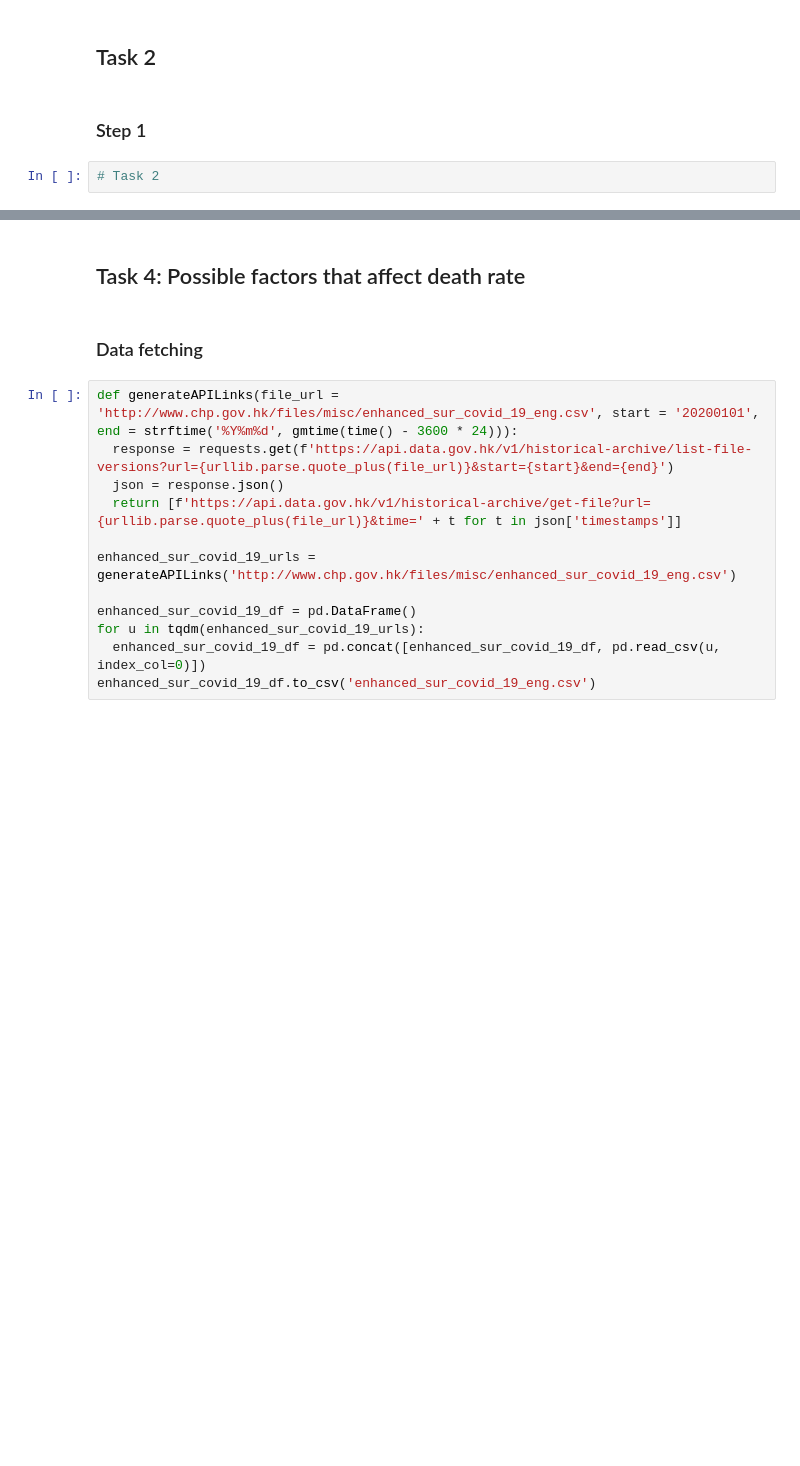
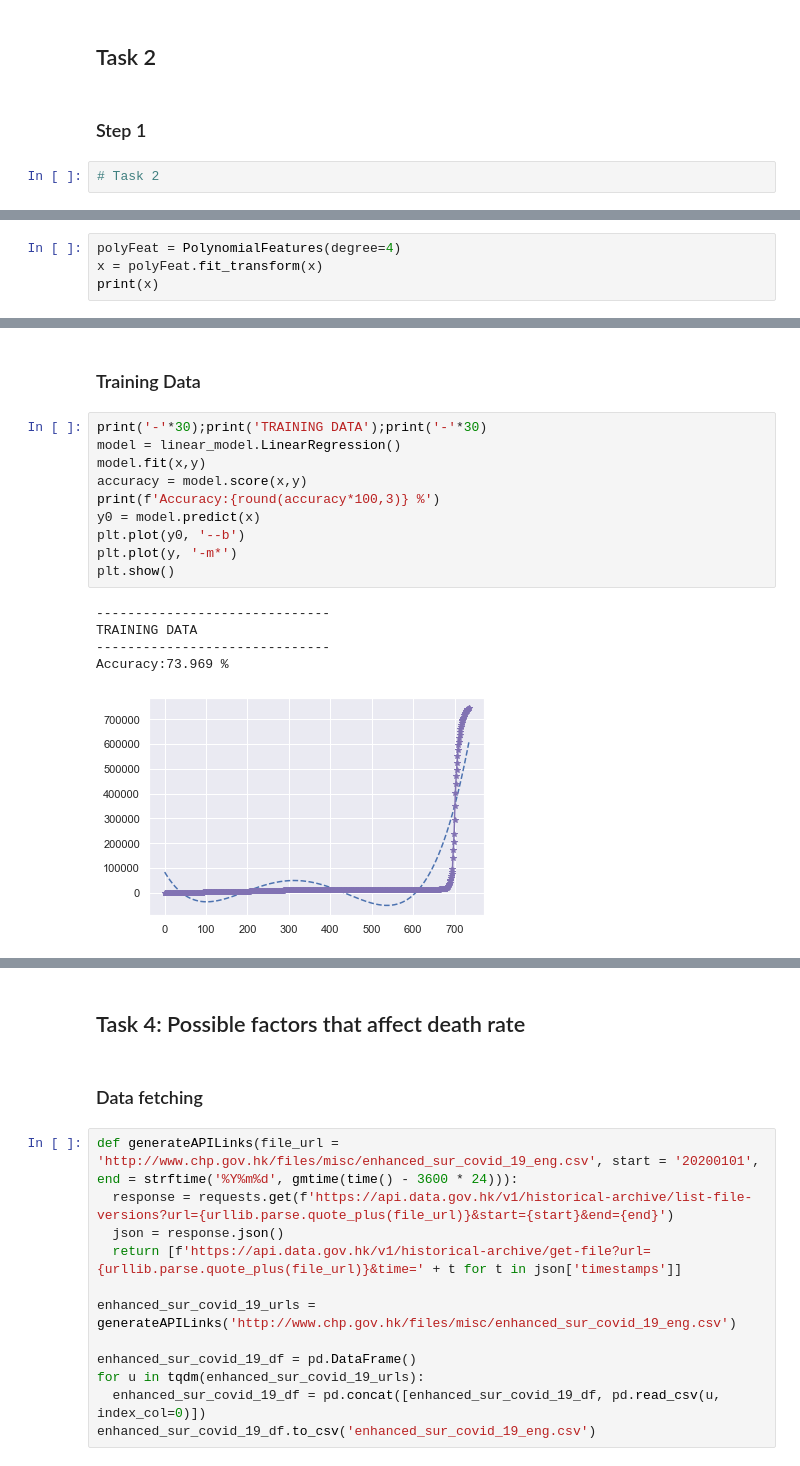
Before and after one commit to adonis119/comp3115, a Jupyter notebook: source_code.ipynb, the cells around one changed output, grey strips where cells are left out. Cells and saved outputs as stored; diff of their text form; blank space fills up the shorter version.

```diff
--- a/source_code.ipynb
+++ b/source_code.ipynb
@@ -37,0 +218,4 @@ from sklearn.neural_network import MLPClassifier
+# %%
+polyFeat = PolynomialFeatures(degree=4)
+x = polyFeat.fit_transform(x)
+print(x)
@@ -37,0 +236,18 @@ from sklearn.neural_network import MLPClassifier
+# %% [markdown]
+### Training Data
+# %%
+print('-'*30);print('TRAINING DATA');print('-'*30)
+model = linear_model.LinearRegression()
+model.fit(x,y)
+accuracy = model.score(x,y)
+print(f'Accuracy:{round(accuracy*100,3)} %')
+y0 = model.predict(x)
+plt.plot(y0, '--b')
+plt.plot(y, '-m*')
+plt.show()
+# %% [output]
+------------------------------
+TRAINING DATA
+------------------------------
+Accuracy:73.969 %
+[figure, added]
```
Also changed, not shown: parts of 51 cells of this notebook.
